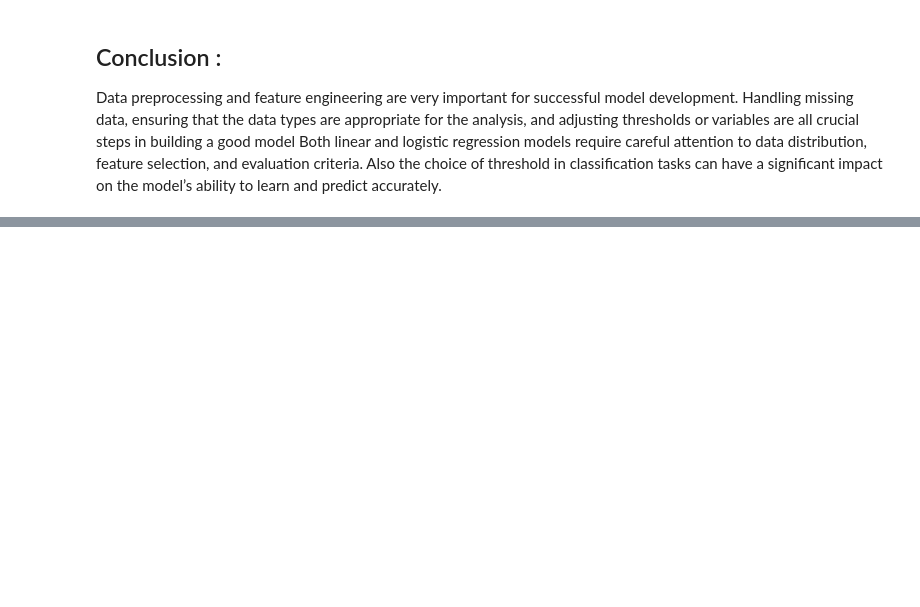
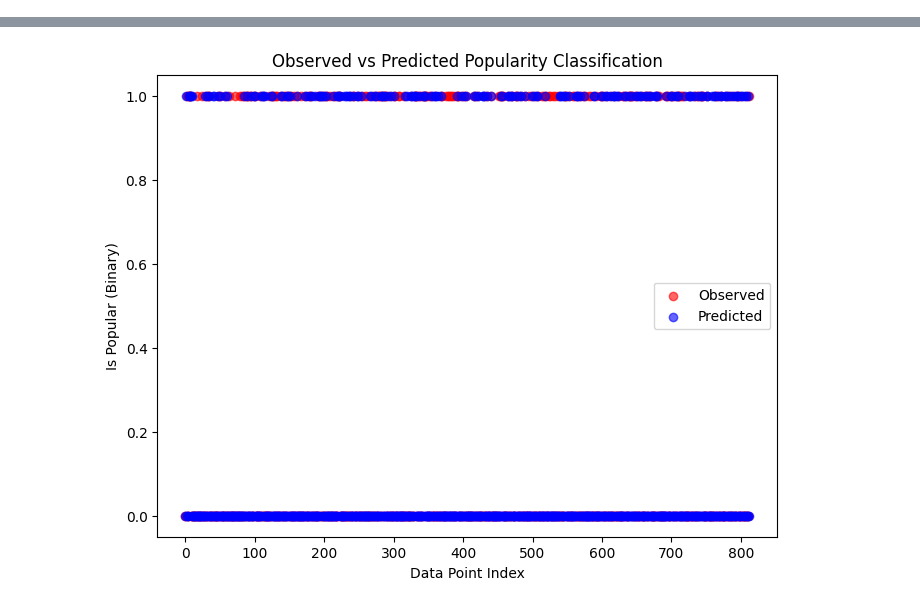
Before and after one commit to slothnojutsu/tripletreat, a Jupyter notebook: regression.ipynb, the cells around one changed output, grey strips where cells are left out. Drawn from its saved outputs; the diff is of its cells as text; code cells hidden in the pictures; blank space fills up the shorter version.

```diff
--- a/regression.ipynb
+++ b/regression.ipynb
@@ -41,0 +28,19 @@ dtype: object
+# %%
+# Import libraries
+import pandas as pd
+import numpy as np
+from sklearn.linear_model import LinearRegression
+from sklearn.metrics import mean_squared_error, r2_score
+import matplotlib.pyplot as plt
+from sklearn.linear_model import LogisticRegression
+from sklearn.utils.class_weight import compute_class_weight
+from sklearn.metrics import accuracy_score, confusion_matrix, classification_report
+from mpl_toolkits.mplot3d import Axes3D
+
+# Mount Google Drive
+from google.colab import drive
+drive.mount('/content/drive')
+
+# Load the dataset
+dataset_path = '/content/drive/MyDrive/Colab Notebooks/movies.csv'
+data = pd.read_csv(dataset_path)
@@ -202,4 +191,47 @@ Accuracy: 0.6832740213523132
-# %% [markdown]
-## Conclusion :
-Data preprocessing and feature engineering are very important for successful model development. Handling missing data, ensuring that the data types are appropriate for  the analysis, and adjusting thresholds or variables are all crucial steps in building a good model
-Both linear and logistic regression models require careful attention to data distribution, feature selection, and evaluation criteria. Also the choice of threshold in classification tasks can have a significant impact on the model’s ability to learn and predict accurately.
+# %%
+# Step 1: Create a binary target variable
+# Define a threshold for popularity (e.g., movies with popularity > 300 are "popular")
+data['is_popular'] = (data['popularity'] > 300).astype(int)
+
+# Features (predictors) and binary target
+X = data[['vote_average', 'vote_count']]  # Independent variables
+y = data['is_popular']                   # Binary target variable
+
+# Step 2: Handle class imbalance using class weights
+# Calculate class weights for the binary target
+class_weights = compute_class_weight(class_weight='balanced', classes=np.unique(y), y=y)
+class_weight_dict = {0: class_weights[0], 1: class_weights[1]}
+print("Class Weights:", class_weight_dict)
+
+# Split the data into training and testing sets
+from sklearn.model_selection import train_test_split
+X_train, X_test, y_train, y_test = train_test_split(X, y, test_size=0.2, random_state=42)
+
+# Step 3: Train the logistic regression model with class weights
+log_model = LogisticRegression(max_iter=1000, class_weight=class_weight_dict)
+log_model.fit(X_train, y_train)
+
+# Step 4: Evaluate the model
+# Predict on the test set
+y_pred = log_model.predict(X_test)
+
+# Calculate accuracy and generate a classification report
+accuracy = accuracy_score(y_test, y_pred)
+conf_matrix = confusion_matrix(y_test, y_pred)
+class_report = classification_report(y_test, y_pred)
+
+print("\nModel Performance:")
+print(f"Accuracy: {accuracy:.2f}")
+print("Confusion Matrix:\n", conf_matrix)
+print("Classification Report:\n", class_report)
+
+# Step 5: Visualize observed vs. predicted values
+plt.figure(figsize=(8, 6))
+plt.scatter(range(len(y_test)), y_test, alpha=0.6, color='red', label='Observed')
+plt.scatter(range(len(y_test)), y_pred, alpha=0.6, color='blue', label='Predicted')
+plt.xlabel("Data Point Index")
+plt.ylabel("Is Popular (Binary)")
+plt.title("Observed vs Predicted Popularity Classification")
+plt.legend()
+plt.show()
+# %% [output]
@@ -205,0 +254 @@ Both linear and logistic regression models require careful attention to data dis
+[figure, added]
```
Also changed, not shown: parts of 19 cells of this notebook.
